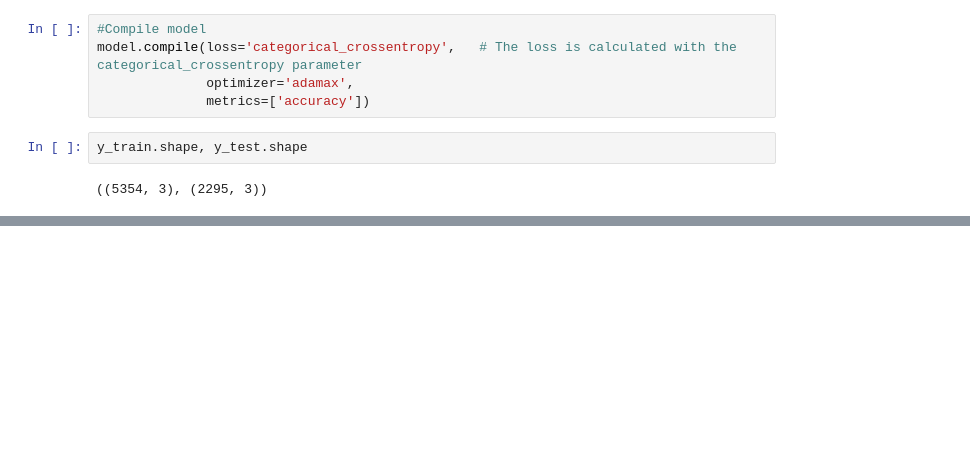
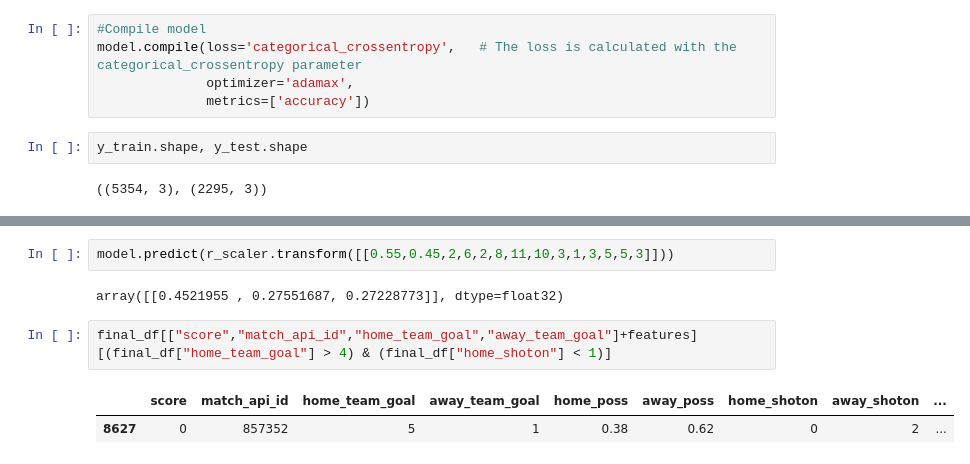
Before and after one commit to OlivierPaulo/Football_Bet, a Jupyter notebook: notebooks/data-analysis.ipynb, the cells around one changed output, grey strips where cells are left out. Cells and saved outputs as stored; diff of their text form; blank space fills up the shorter version.

```diff
--- a/notebooks/data-analysis.ipynb
+++ b/notebooks/data-analysis.ipynb
@@ -1182,0 +1201,9 @@ array([[0.23837365, 0.24357739, 0.51804894]], dtype=float32)
+# %%
+model.predict(r_scaler.transform([[0.55,0.45,2,6,2,8,11,10,3,1,3,5,5,3]]))
+# %% [output]
+array([[0.4521955 , 0.27551687, 0.27228773]], dtype=float32)
+# %%
+final_df[["score","match_api_id","home_team_goal","away_team_goal"]+features][(final_df["home_team_goal"] > 4) & (final_df["home_shoton"] < 1)]
+# %% [output]
+|  | score | match_api_id | home_team_goal | away_team_goal | home_poss | away_poss | home_shoton | away_shoton | ... |
+| 8627 | 0 | 857352 | 5 | 1 | 0.38 | 0.62 | 0 | 2 | ... |
```
Also changed, not shown: parts of 39 cells of this notebook, 1 other file.
